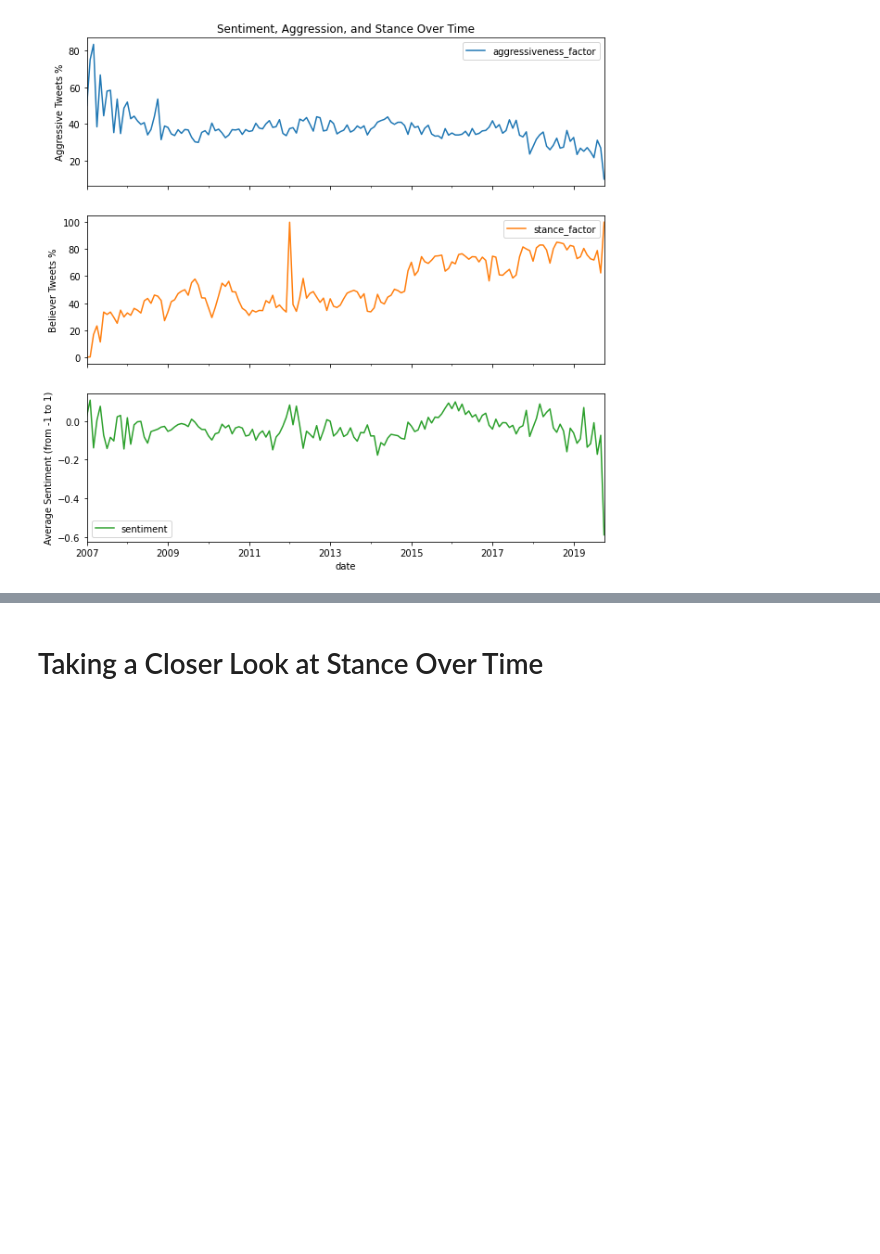
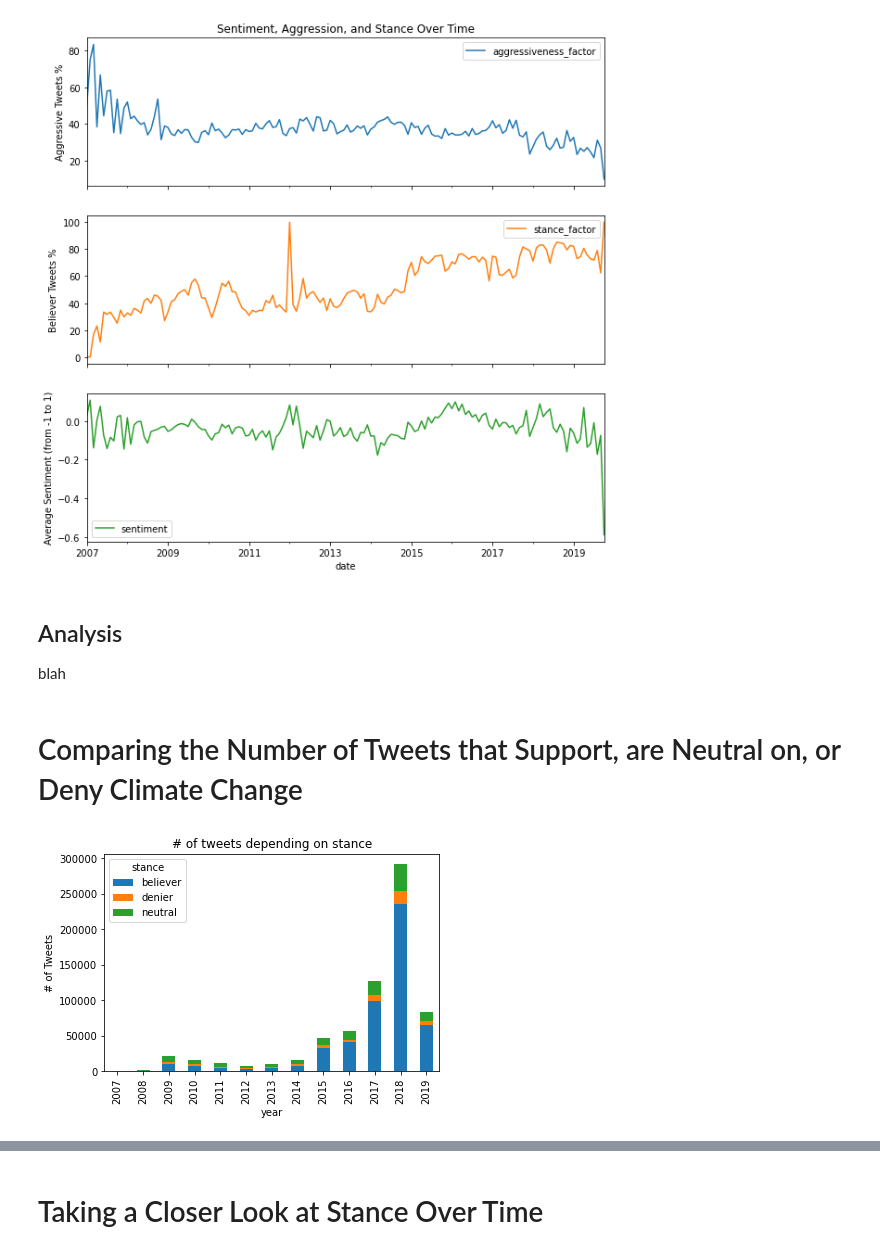
Before and after one commit to andcetera/Twitter-climate-change-sentiment, a Jupyter notebook: Question1_Trends_NA.ipynb, the cells around one changed output, grey strips where cells are left out. Saved outputs shown, nothing was run; the diff lists cells and outputs as text; code cells hidden in the pictures; blank space fills up the shorter version.

Commit message:
Added all code and formatted graphs

```diff
--- a/Question1_Trends_NA.ipynb
+++ b/Question1_Trends_NA.ipynb
@@ -99,2 +99,18 @@ plt.savefig("Images/Trends.png")
 # %% [output]
 [figure]
+# %% [markdown]
+## Analysis
+
+blah
+# %% [markdown]
+# Comparing the Number of Tweets that Support, are Neutral on, or Deny Climate Change
+# %%
+stance_df = df_month.groupby(["year", "stance"])["gender"].count()
+stance_df.unstack().plot(kind='bar', stacked=True)
+plt.ylabel("# of Tweets")
+plt.title("# of tweets depending on stance")
+
+# Save plot
+plt.savefig("Images/Q1_StanceNumbers.png")
+# %% [output]
+[figure, added]
```
Also changed, not shown: parts of 7 cells of this notebook, 3 other files.
